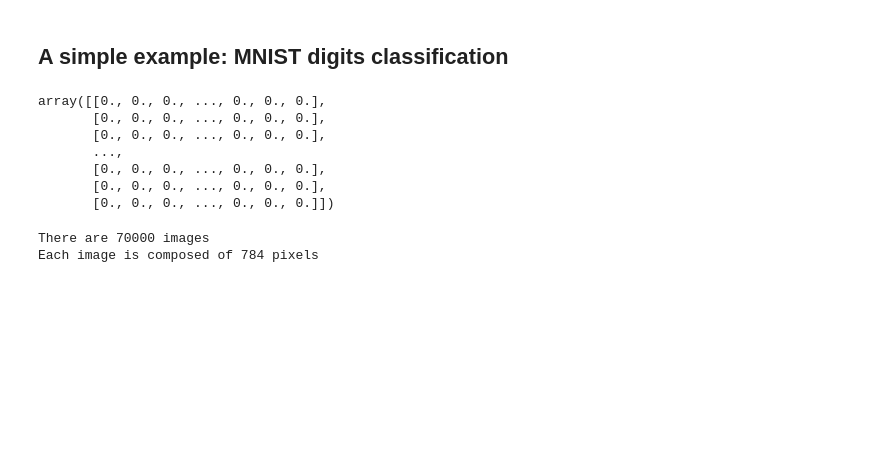
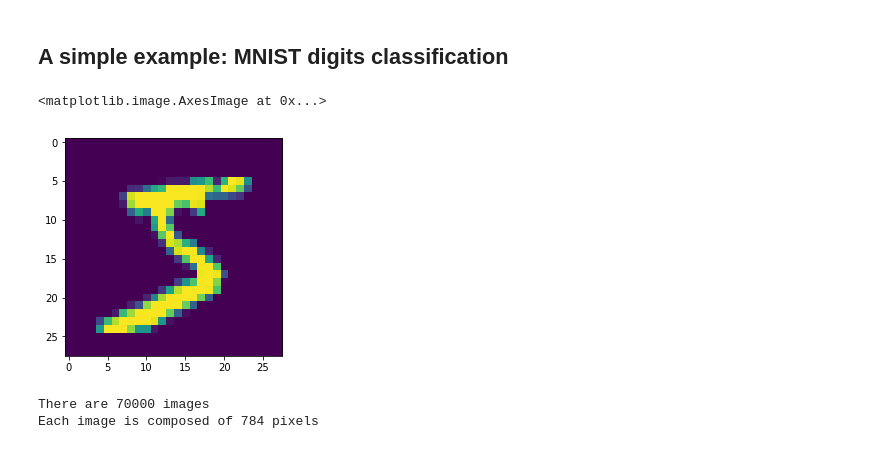
Before and after one commit to MaxHalford/data-science-tutorials, a Jupyter notebook: deep-learning-tse/intro.ipynb, the cells around one changed output. Drawn from its saved outputs; the diff is of its cells as text; code cells hidden in the pictures; blank space fills up the shorter version.

```diff
--- a/deep-learning-tse/intro.ipynb
+++ b/deep-learning-tse/intro.ipynb
@@ -86,16 +94,15 @@ We can repeat the above process many times with random subsets and average the e
 from sklearn import datasets
 
 X, y = datasets.fetch_openml('mnist_784', version=1, return_X_y=True)  # Takes a bit of time
-# %%
-X
-# %% [output]
-array([[0., 0., 0., ..., 0., 0., 0.],
-       [0., 0., 0., ..., 0., 0., 0.],
-       [0., 0., 0., ..., 0., 0., 0.],
-       ...,
-       [0., 0., 0., ..., 0., 0., 0.],
-       [0., 0., 0., ..., 0., 0., 0.],
-       [0., 0., 0., ..., 0., 0., 0.]])
+# %%
+import matplotlib.pyplot as plt
+
+%matplotlib inline
+
+plt.imshow(X[0].reshape(28, 28))
+# %% [output]
+<matplotlib.image.AxesImage at 0x...>
+[figure, added]
 # %%
 n_images, n_pixels = X.shape
 
```
Also changed, not shown: parts of 39 cells of this notebook, 7 other files.
